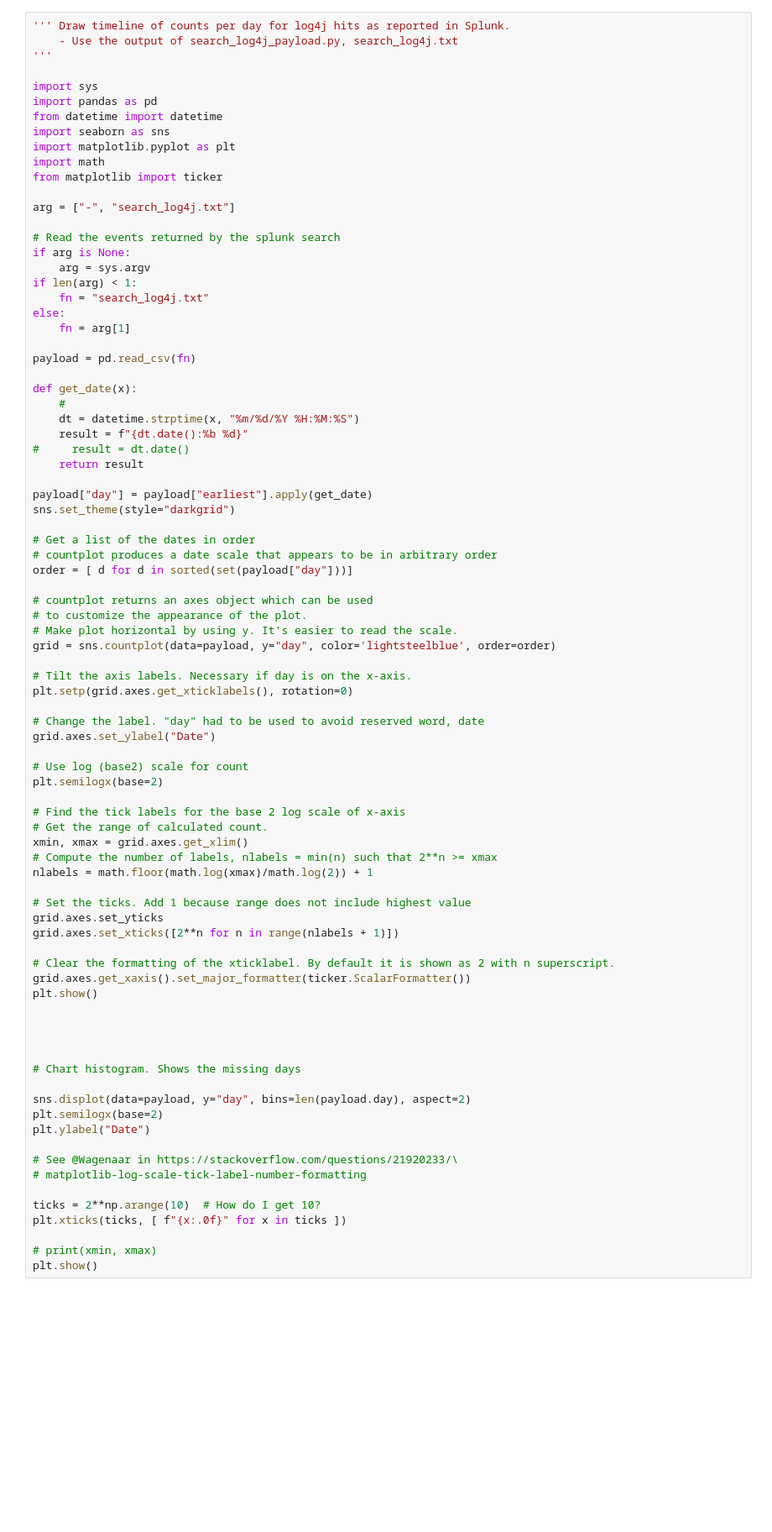
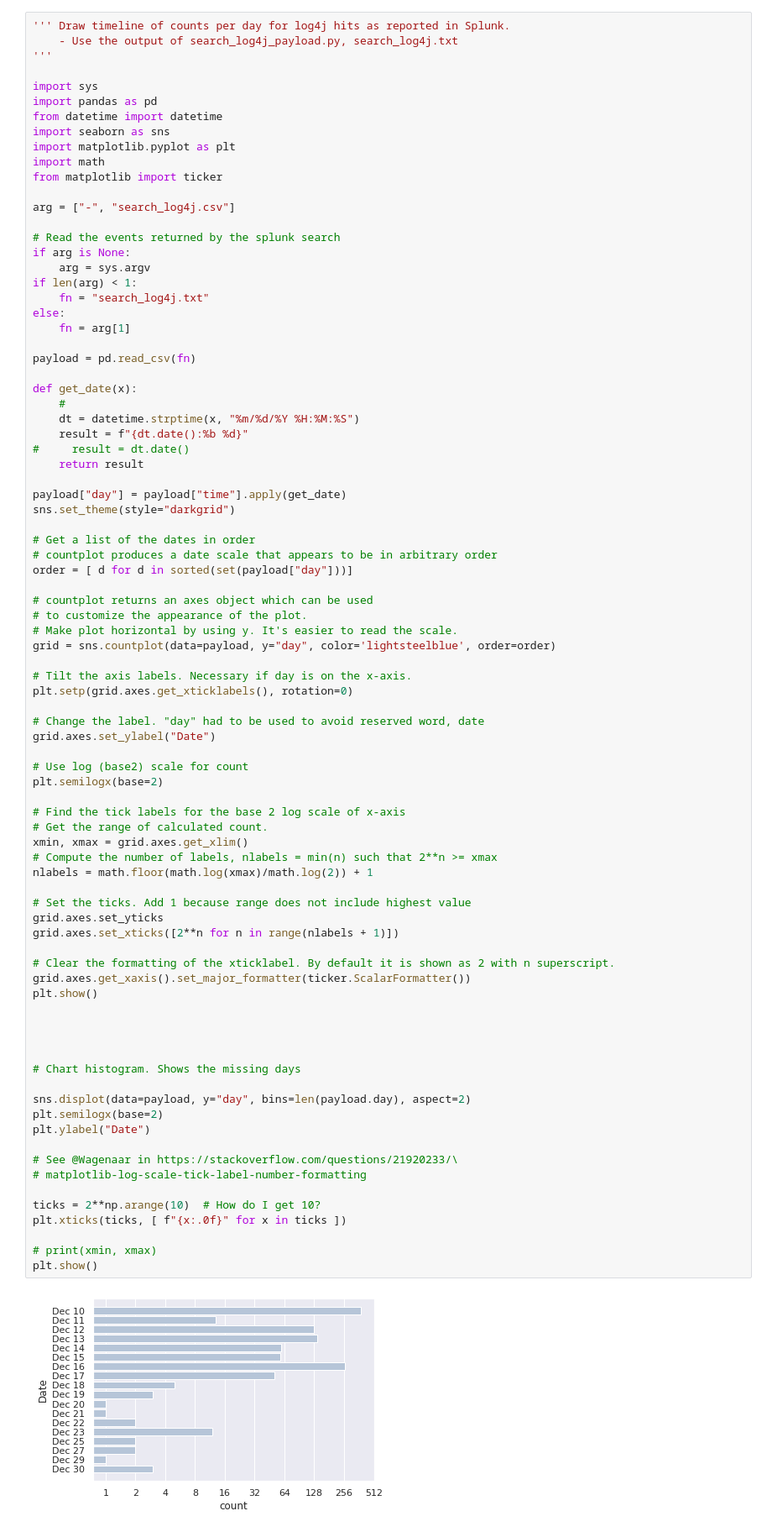
Before and after one commit to thebarryk/log4j, a Jupyter notebook: log4j.ipynb, the cells around one changed output. Shown at 84% size. Saved outputs shown, nothing was run; the diff lists cells and outputs as text; blank space fills up the shorter version.

```diff
--- a/log4j.ipynb
+++ b/log4j.ipynb
@@ -257,7 +326,7 @@ import matplotlib.pyplot as plt
 import math
 from matplotlib import ticker
 
-arg = ["-", "search_log4j.txt"]
+arg = ["-", "search_log4j.csv"]
 
 # Read the events returned by the splunk search
 if arg is None:
@@ -276,7 +345,7 @@ def get_date(x):
 #     result = dt.date()
     return result
 
-payload["day"] = payload["earliest"].apply(get_date)
+payload["day"] = payload["time"].apply(get_date)
 sns.set_theme(style="darkgrid")
 
 # Get a list of the dates in order
@@ -301,30 +370,32 @@ plt.semilogx(base=2)
 # Get the range of calculated count.
 xmin, xmax = grid.axes.get_xlim()
 # Compute the number of labels, nlabels = min(n) such that 2**n >= xmax
 nlabels = math.floor(math.log(xmax)/math.log(2)) + 1
 
 # Set the ticks. Add 1 because range does not include highest value
 grid.axes.set_yticks
 grid.axes.set_xticks([2**n for n in range(nlabels + 1)])
 
 # Clear the formatting of the xticklabel. By default it is shown as 2 with n superscript.
 grid.axes.get_xaxis().set_major_formatter(ticker.ScalarFormatter())
 plt.show()
 
 
 
 
 # Chart histogram. Shows the missing days
 
 sns.displot(data=payload, y="day", bins=len(payload.day), aspect=2)
 plt.semilogx(base=2)
 plt.ylabel("Date")
 
 # See @Wagenaar in https://stackoverflow.com/questions/21920233/\
 # matplotlib-log-scale-tick-label-number-formatting
 
 ticks = 2**np.arange(10)  # How do I get 10?
 plt.xticks(ticks, [ f"{x:.0f}" for x in ticks ])
 
 # print(xmin, xmax)
 plt.show()
+# %% [output]
+[figure, added]
```
Also changed, not shown: parts of 9 cells of this notebook, 2 other files.
